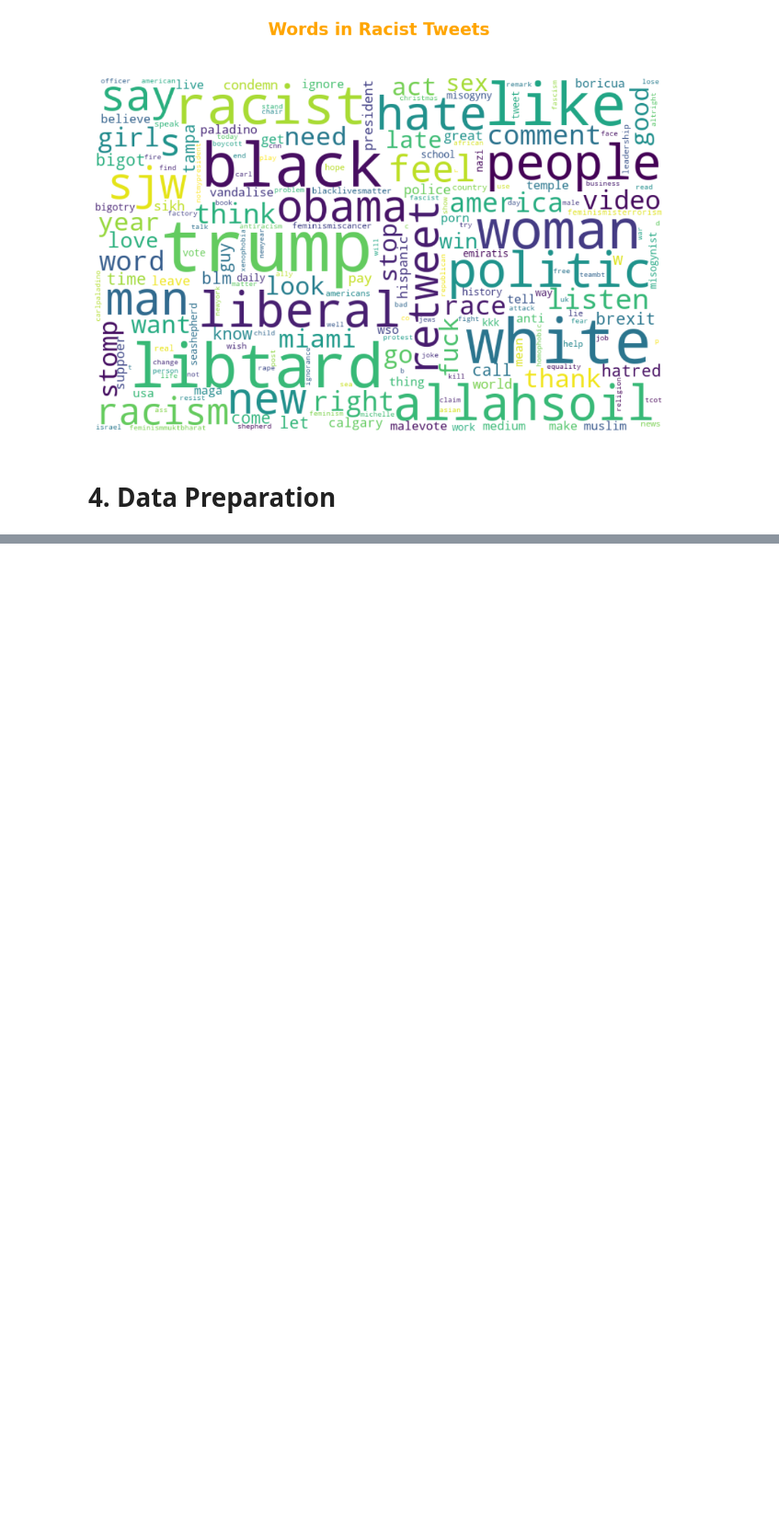
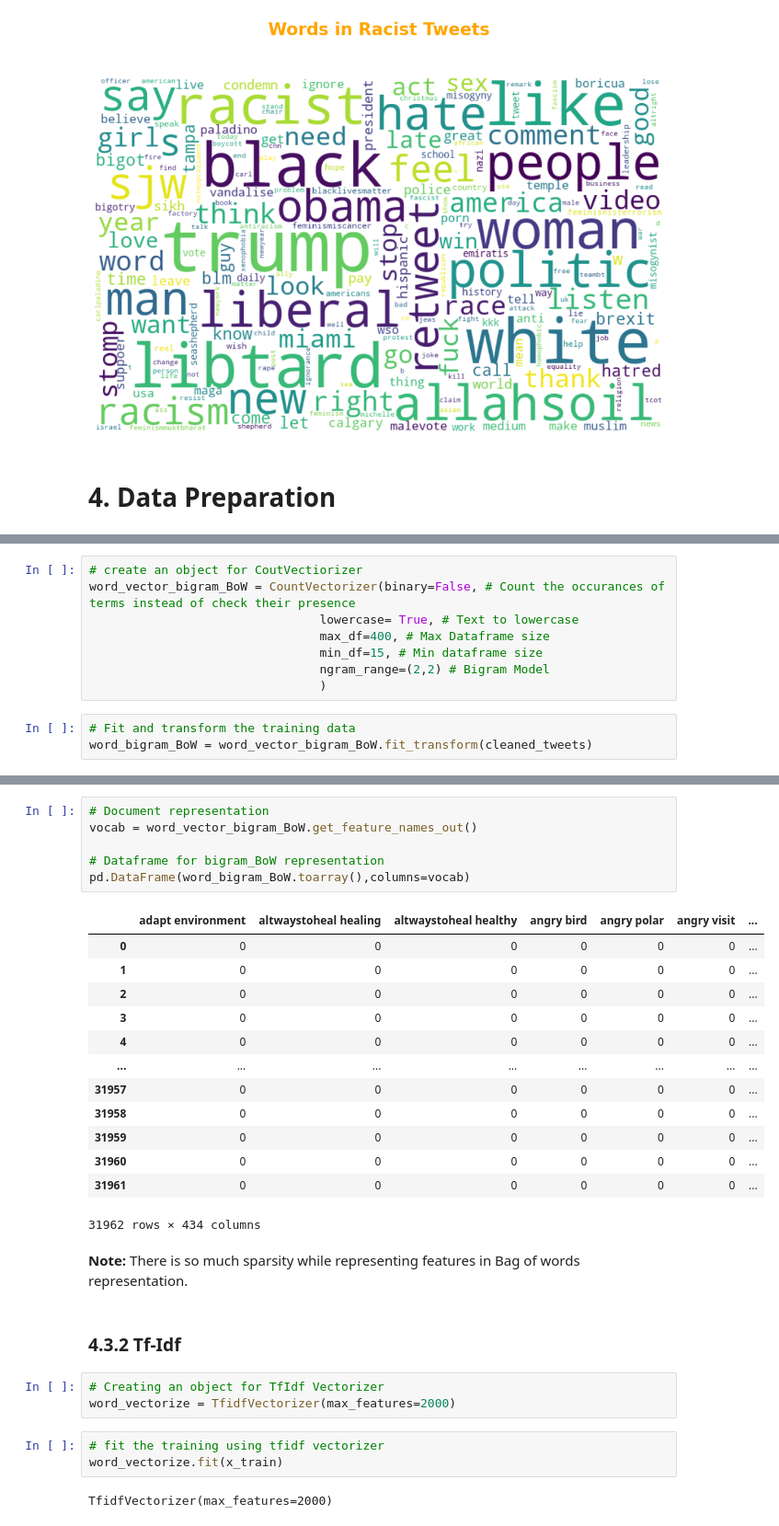
Before and after one commit to Anandvunnam/Twitter_Sentiment_Analysis, a Jupyter notebook: src/Twitter_Sentiment_Analysis.ipynb, the cells around one changed output, grey strips where cells are left out. Shown at 92% size. Saved outputs shown, nothing was run; the diff lists cells and outputs as text; blank space fills up the shorter version.

```diff
--- a/src/Twitter_Sentiment_Analysis.ipynb
+++ b/src/Twitter_Sentiment_Analysis.ipynb
@@ -350,0 +493,11 @@ generate_wordcloud(negative_dict, "Words in Racist Tweets")
+# %%
+# create an object for CoutVectiorizer
+word_vector_bigram_BoW = CountVectorizer(binary=False, # Count the occurances of terms instead of check their presence
+                                lowercase= True, # Text to lowercase
+                                max_df=400, # Max Dataframe size
+                                min_df=15, # Min dataframe size
+                                ngram_range=(2,2) # Bigram Model
+                                )
+# %%
+# Fit and transform the training data
+word_bigram_BoW = word_vector_bigram_BoW.fit_transform(cleaned_tweets)
@@ -350,0 +510,32 @@ generate_wordcloud(negative_dict, "Words in Racist Tweets")
+# %%
+# Document representation
+vocab = word_vector_bigram_BoW.get_feature_names_out()
+
+# Dataframe for bigram_BoW representation
+pd.DataFrame(word_bigram_BoW.toarray(),columns=vocab)
+# %% [output]
+|  | adapt environment | altwaystoheal healing | altwaystoheal healthy | angry bird | angry polar | angry visit | ... |
+| 0 | 0 | 0 | 0 | 0 | 0 | 0 | ... |
+| 1 | 0 | 0 | 0 | 0 | 0 | 0 | ... |
+| 2 | 0 | 0 | 0 | 0 | 0 | 0 | ... |
+| 3 | 0 | 0 | 0 | 0 | 0 | 0 | ... |
+| 4 | 0 | 0 | 0 | 0 | 0 | 0 | ... |
+| ... | ... | ... | ... | ... | ... | ... | ... |
+| 31957 | 0 | 0 | 0 | 0 | 0 | 0 | ... |
+| 31958 | 0 | 0 | 0 | 0 | 0 | 0 | ... |
+| 31959 | 0 | 0 | 0 | 0 | 0 | 0 | ... |
+| 31960 | 0 | 0 | 0 | 0 | 0 | 0 | ... |
+| 31961 | 0 | 0 | 0 | 0 | 0 | 0 | ... |
+31962 rows × 434 columns
+# %% [markdown]
+**Note:** There is so much sparsity while representing features in Bag of words representation.
+# %% [markdown]
+### 4.3.2 Tf-Idf
+# %%
+# Creating an object for TfIdf Vectorizer
+word_vectorize = TfidfVectorizer(max_features=2000)
+# %%
+# fit the training using tfidf vectorizer
+word_vectorize.fit(x_train)
+# %% [output]
+TfidfVectorizer(max_features=2000)
```
Also changed, not shown: parts of 26 cells of this notebook.
